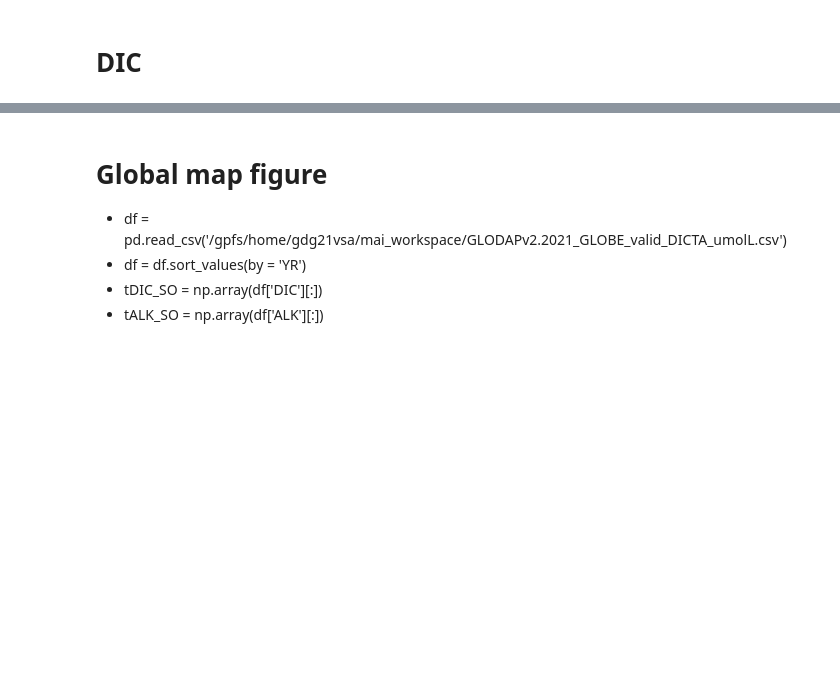
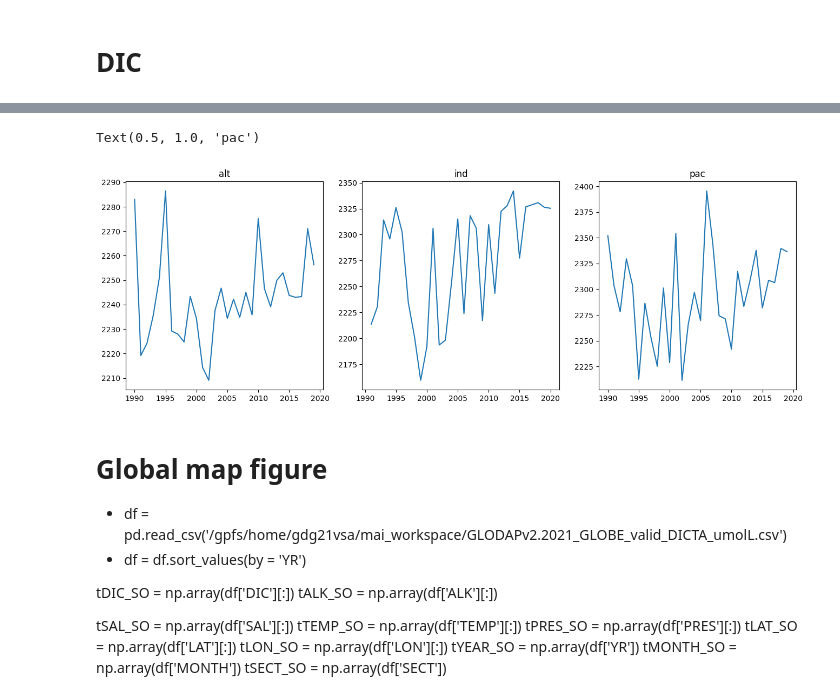
Before and after one commit to biu23/Carbonate_Chemistry_Models, a Jupyter notebook: test_script/GLODAP_new.ipynb, the cells around one changed output, grey strips where cells are left out. Saved outputs shown, nothing was run; the diff lists cells and outputs as text; code cells hidden in the pictures; blank space fills up the shorter version.

```diff
--- a/test_script/GLODAP_new.ipynb
+++ b/test_script/GLODAP_new.ipynb
@@ -168,7 +267,31 @@ plt.tight_layout()
+# %%
+fig, axs = plt.subplots(1,3, figsize=(16, 5), facecolor='w', edgecolor='k')
+
+w = axs[0].plot(dfDIC_atl['YR'], dfDIC_atl['median'], label = 'DIC, umol/L')
+axs[0].set_title('alt')
+
+w = axs[1].plot(dfDIC_ind['YR'], dfDIC_ind['median'], label = 'DIC, umol/L')
+axs[1].set_title('ind')
+
+w = axs[2].plot(dfDIC_pac['YR'], dfDIC_pac['median'], label = 'DIC, umol/L')
+axs[2].set_title('pac')
+# %% [output]
+Text(0.5, 1.0, 'pac')
+[figure, added]
 # %% [markdown]
 # Global map figure
 - df = pd.read_csv('/gpfs/home/gdg21vsa/mai_workspace/GLODAPv2.2021_GLOBE_valid_DICTA_umolL.csv')
 - df = df.sort_values(by = 'YR')
-- tDIC_SO = np.array(df['DIC'][:])
-- tALK_SO = np.array(df['ALK'][:])
+
+tDIC_SO = np.array(df['DIC'][:])
+tALK_SO = np.array(df['ALK'][:])
+
+tSAL_SO = np.array(df['SAL'][:])
+tTEMP_SO = np.array(df['TEMP'][:])
+tPRES_SO = np.array(df['PRES'][:])
+tLAT_SO = np.array(df['LAT'][:])
+tLON_SO = np.array(df['LON'][:])
+tYEAR_SO = np.array(df['YR'])
+tMONTH_SO = np.array(df['MONTH'])
+tSECT_SO = np.array(df['SECT'])
 # %%
```
Also changed, not shown: parts of 10 cells of this notebook.
